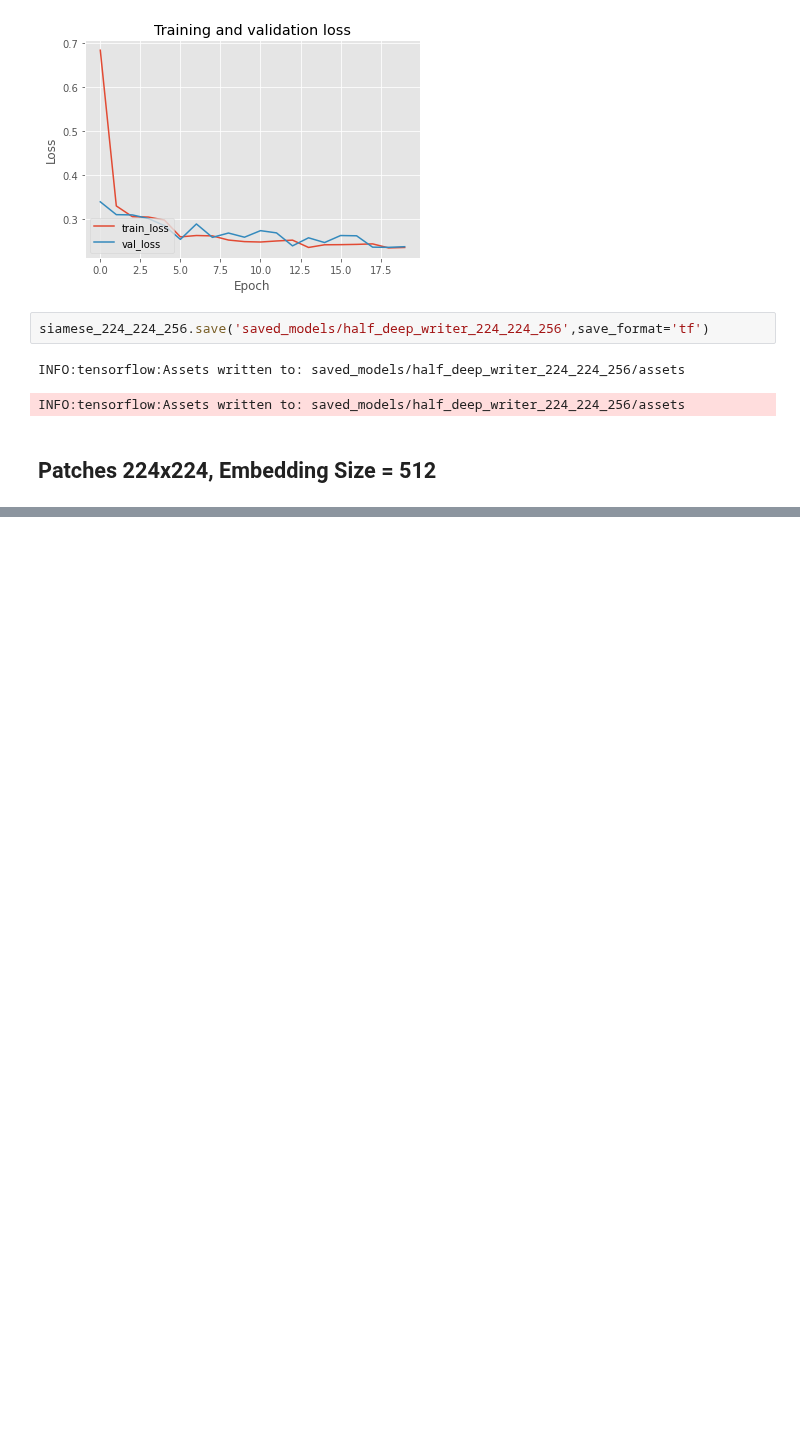
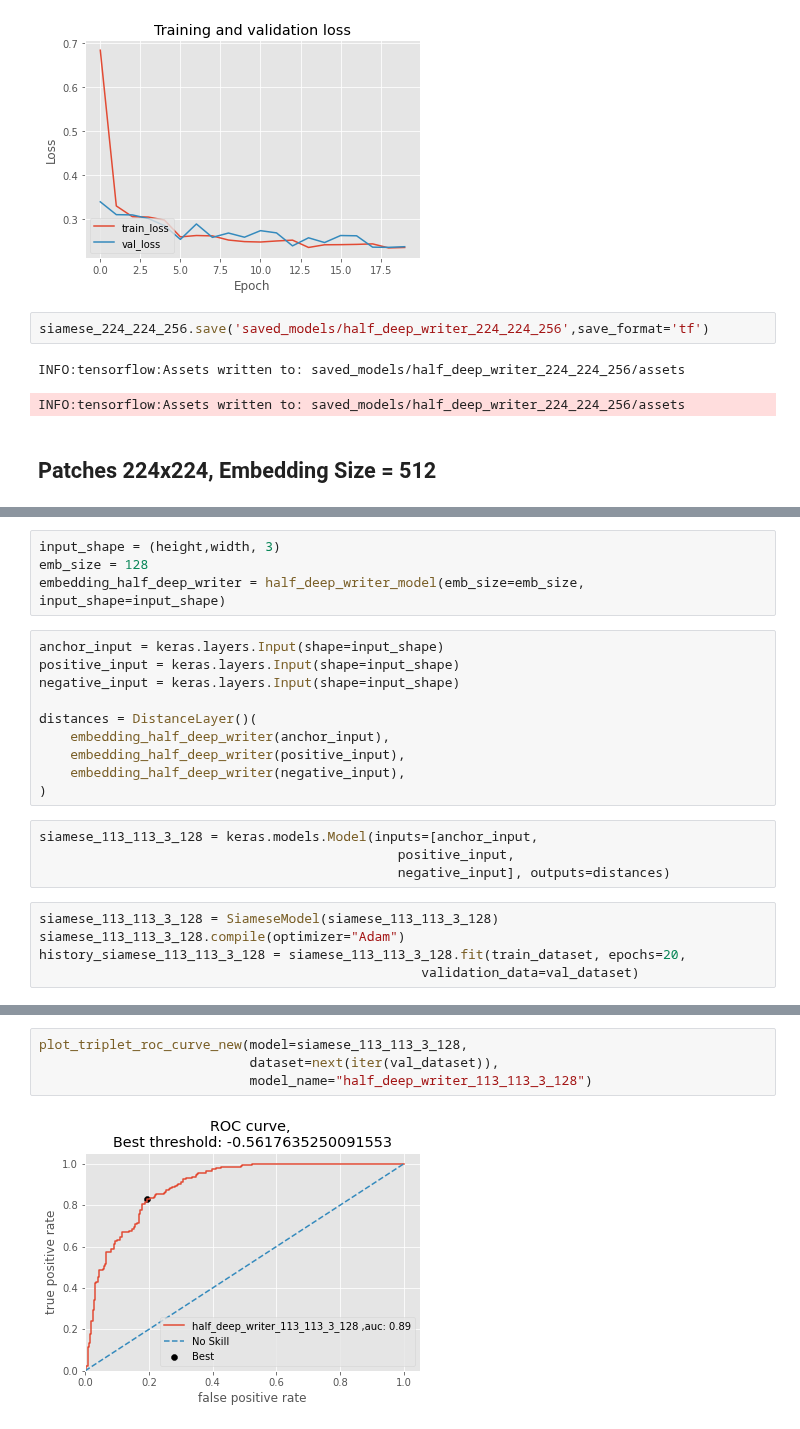
Before and after one commit to schauppi/HTSR_Handwritten_Text_Similarity_Recognition, a Jupyter notebook: half_deep_writer.ipynb, the cells around one changed output, grey strips where cells are left out. Cells and saved outputs as stored; diff of their text form; blank space fills up the shorter version.

```diff
--- a/half_deep_writer.ipynb
+++ b/half_deep_writer.ipynb
@@ -428,0 +504,23 @@ INFO:tensorflow:Assets written to: saved_models/half_deep_writer_224_224_256/ass
+# %%
+input_shape = (height,width, 3)
+emb_size = 128
+embedding_half_deep_writer = half_deep_writer_model(emb_size=emb_size, input_shape=input_shape)
+# %%
+anchor_input = keras.layers.Input(shape=input_shape)
+positive_input = keras.layers.Input(shape=input_shape)
+negative_input = keras.layers.Input(shape=input_shape)
+
+distances = DistanceLayer()(
+    embedding_half_deep_writer(anchor_input),
+    embedding_half_deep_writer(positive_input),
+    embedding_half_deep_writer(negative_input),
+)
+# %%
+siamese_113_113_3_128 = keras.models.Model(inputs=[anchor_input,
+                                              positive_input,
+                                              negative_input], outputs=distances)
+# %%
+siamese_113_113_3_128 = SiameseModel(siamese_113_113_3_128)
+siamese_113_113_3_128.compile(optimizer="Adam")
+history_siamese_113_113_3_128 = siamese_113_113_3_128.fit(train_dataset, epochs=20,
+                                                 validation_data=val_dataset)
@@ -428,0 +545,6 @@ INFO:tensorflow:Assets written to: saved_models/half_deep_writer_224_224_256/ass
+# %%
+plot_triplet_roc_curve_new(model=siamese_113_113_3_128,
+                           dataset=next(iter(val_dataset)),
+                           model_name="half_deep_writer_113_113_3_128")
+# %% [output]
+[figure, added]
```
Also changed, not shown: parts of 58 cells of this notebook.
